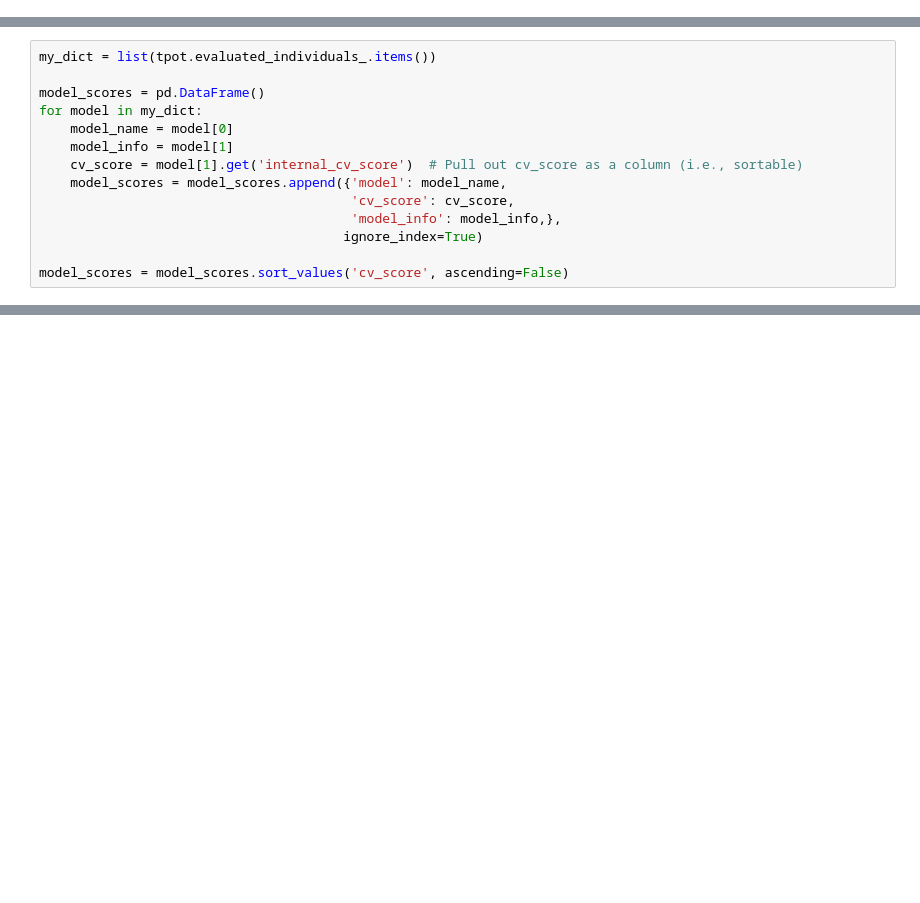
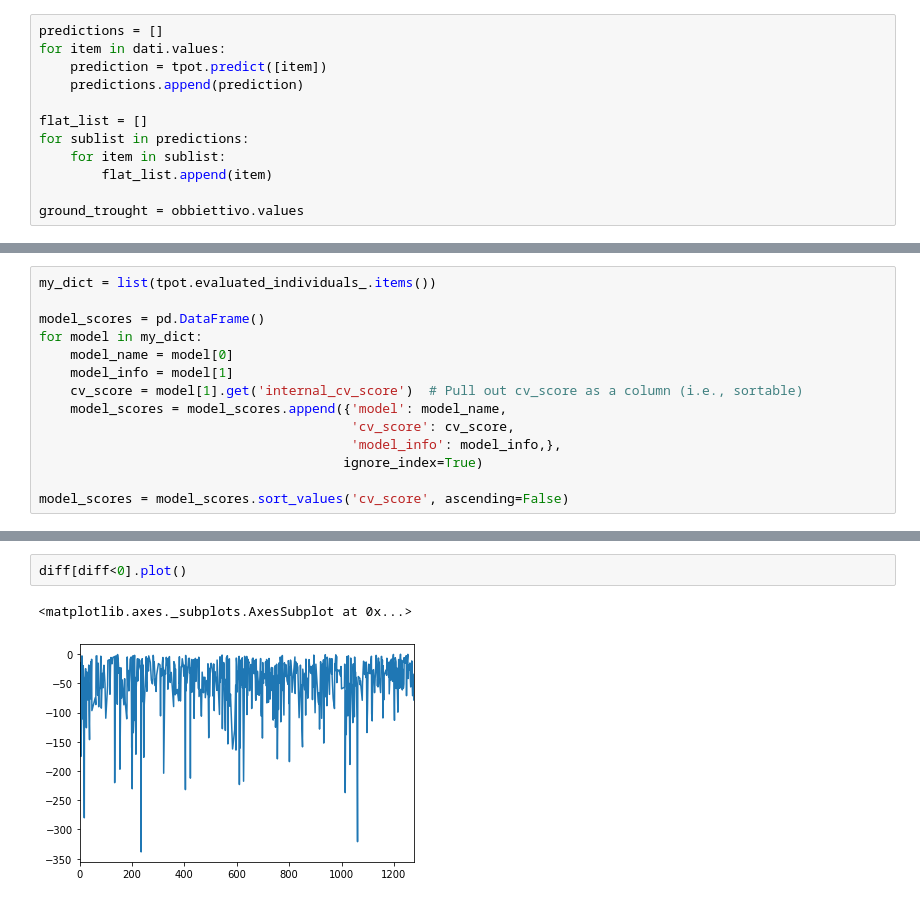
Before and after one commit to wonka929/house_scraping_and_regression, a Jupyter notebook: Regressione_affitti.ipynb, the cells around one changed output, grey strips where cells are left out. Saved outputs shown, nothing was run; the diff lists cells and outputs as text; blank space fills up the shorter version.

```diff
--- a/Regressione_affitti.ipynb
+++ b/Regressione_affitti.ipynb
@@ -209,6 +135,18 @@ for sublist in predictions:
         flat_list.append(item)
 
 ground_trought = y_test
+# %%
+predictions = []
+for item in dati.values:
+    prediction = tpot.predict([item])
+    predictions.append(prediction)
+
+flat_list = []
+for sublist in predictions:
+    for item in sublist:
+        flat_list.append(item)
+
+ground_trought = obbiettivo.values
 # %%
 confronto = pd.DataFrame()
 confronto['test'] = ground_trought
@@ -247,0 +235,5 @@ plot.show()
+# %%
+diff[diff<0].plot()
+# %% [output]
+<matplotlib.axes._subplots.AxesSubplot at 0x...>
+[figure, added]
```
Also changed, not shown: parts of 71 cells of this notebook, 14 other files.
